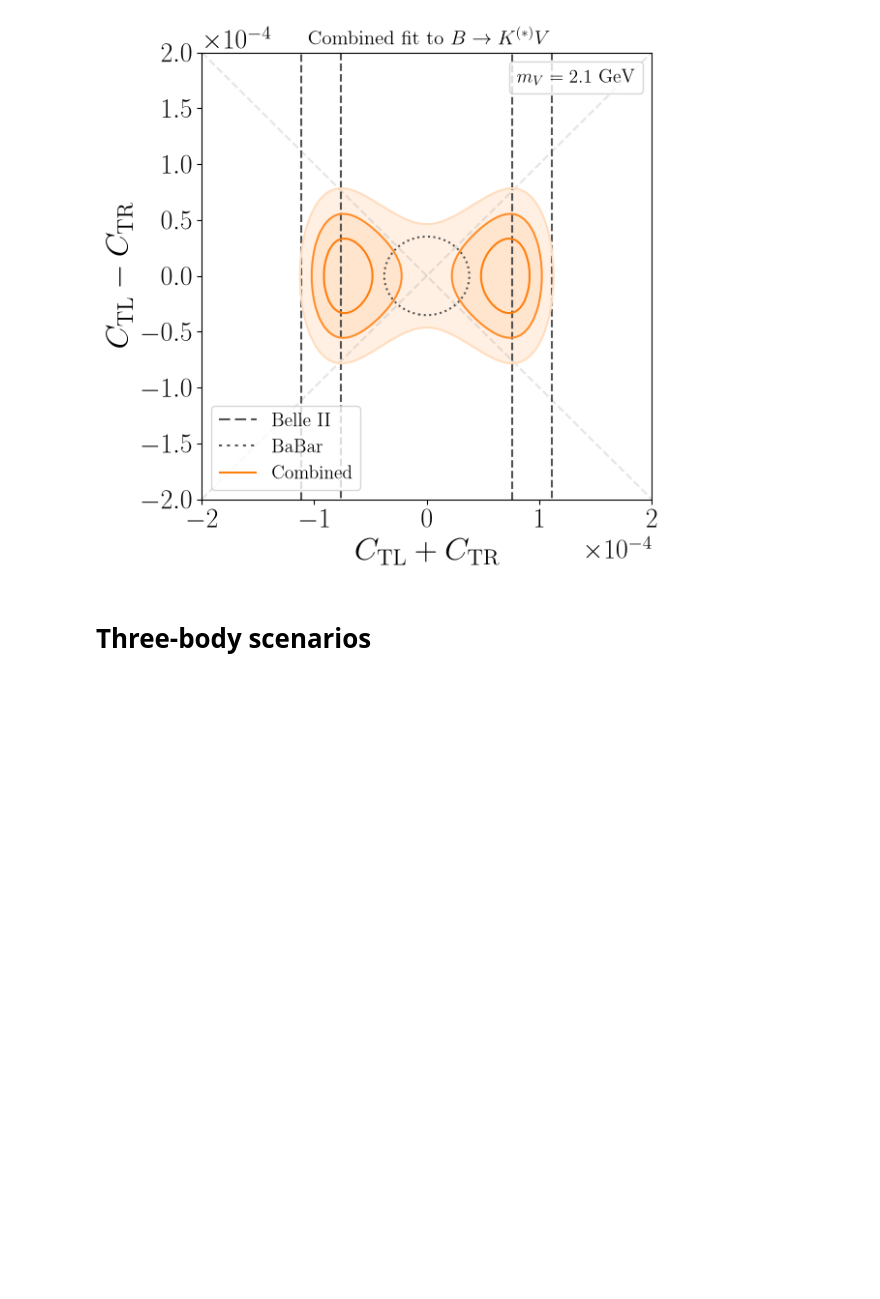
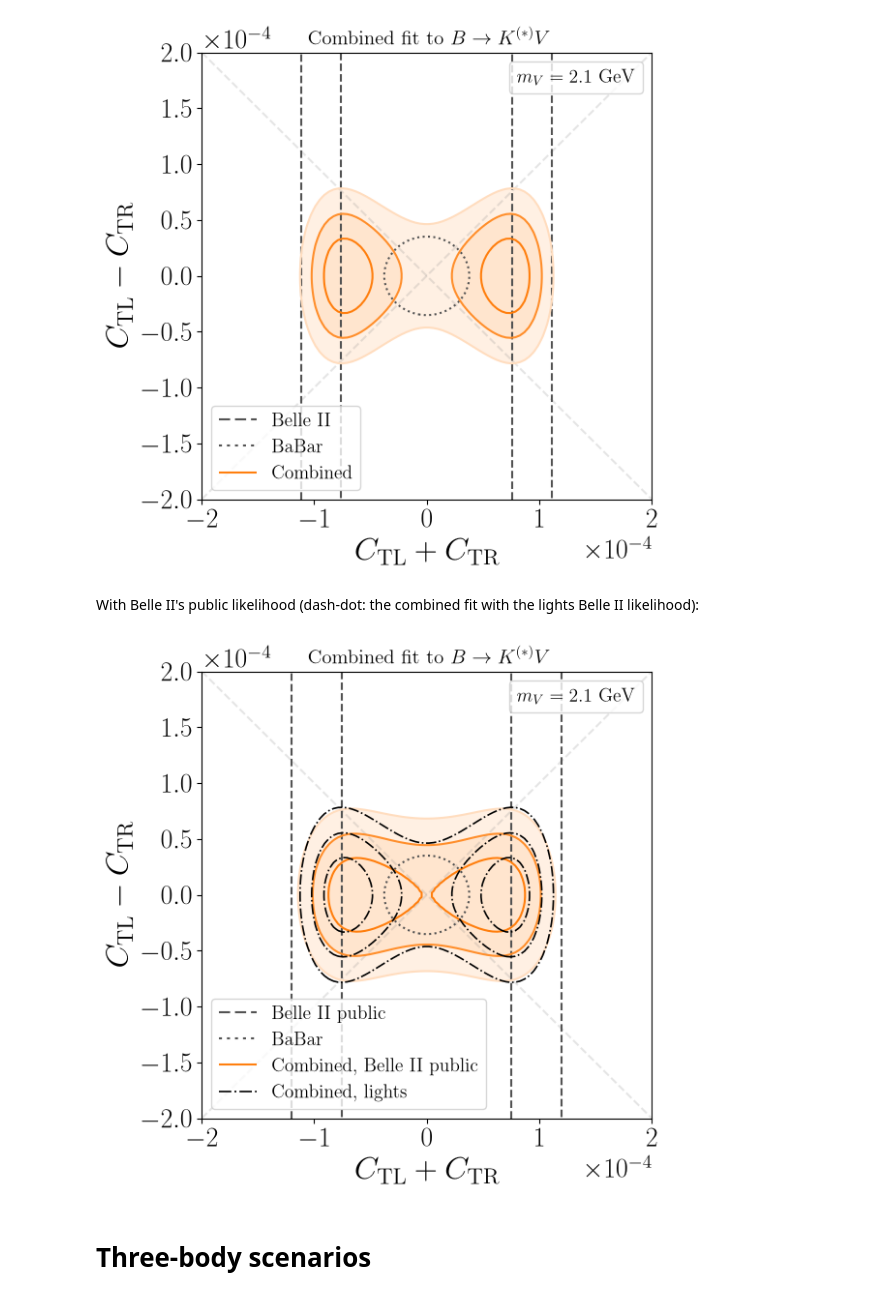
Before and after one commit to PatrickBolton/bk-invisible-fits, a Jupyter notebook: notebooks/04_NP_coupling.ipynb, the cells around one changed output. Cells and saved outputs as stored; diff of their text form; code cells hidden in the pictures; blank space fills up the shorter version.

```diff
--- a/notebooks/04_NP_coupling.ipynb
+++ b/notebooks/04_NP_coupling.ipynb
@@ -73,6 +101,15 @@ contour_figure(scan_hThTt, (1e-4, 1e-4), r'$C_{\rm TL} + C_{\rm TR}$', r'$C_{\rm
                r'Combined fit to $B\to K^{(*)} V$', "2body_vector_tensorcoupling.pdf", color = 1, shades = 200)
 # %% [output]
 [figure]
+# %% [markdown]
+With Belle II's public likelihood (dash-dot: the combined fit with the lights Belle II likelihood):
+# %%
+scan_hThTt_public = public(scan_hThTt)
+contour_figure(scan_hThTt_public, (1e-4, 1e-4), r'$C_{\rm TL} + C_{\rm TR}$', r'$C_{\rm TL} - C_{\rm TR}$', r'$m_V = %1.1f$ GeV',
+               r'Combined fit to $B\to K^{(*)} V$', "2body_vector_tensorcoupling_public.pdf", color = 1, shades = 200,
+               compare = scan_hThTt)
+# %% [output]
+[figure, added]
 # %% [markdown]
 # Three-body scenarios
 # %%
```
Also changed, not shown: parts of 14 cells of this notebook, 10 other files.
